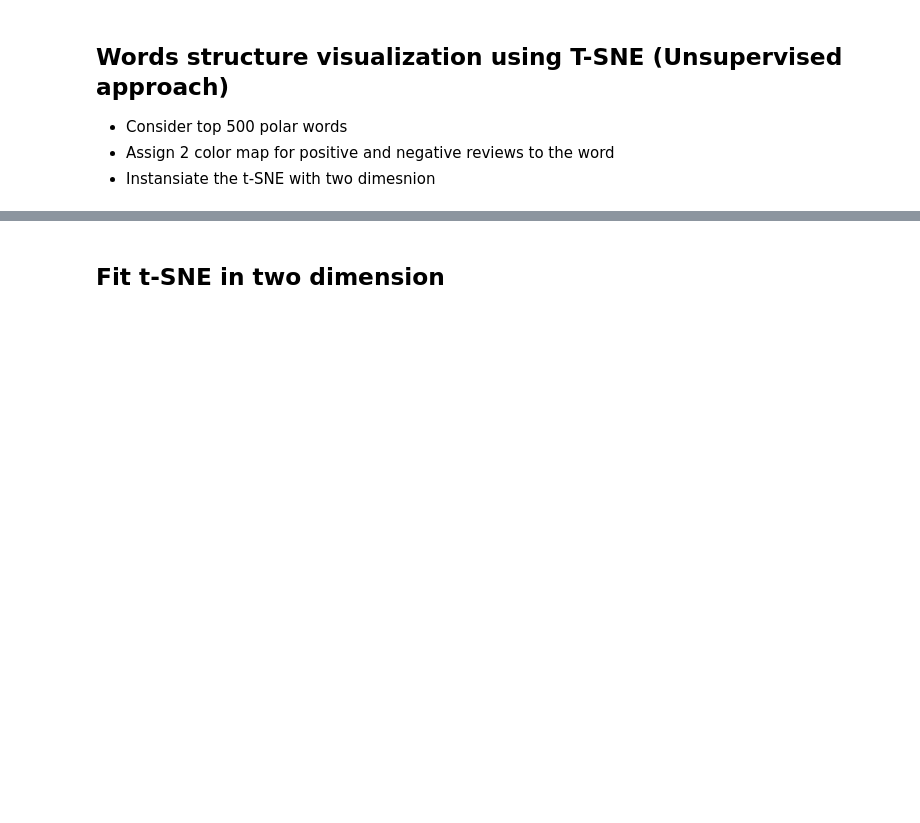
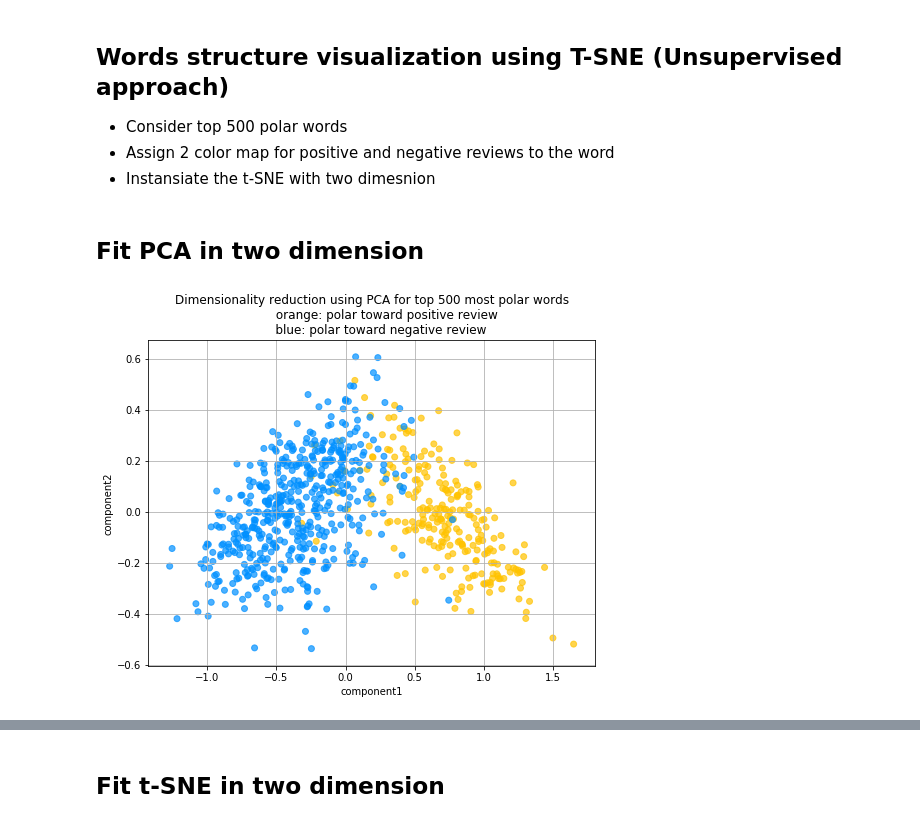
Before and after one commit to ania4data/Sentiment_study_Amazon_fine_food_review, a Jupyter notebook: amazon_finefood_review_capstone.ipynb, the cells around one changed output, grey strips where cells are left out. Cells and saved outputs as stored; diff of their text form; code cells hidden in the pictures; blank space fills up the shorter version.

Commit message:
add pca/kmeans on word vector

```diff
--- a/amazon_finefood_review_capstone.ipynb
+++ b/amazon_finefood_review_capstone.ipynb
@@ -1842,7 +1842,7 @@ Example of neutral words
 import matplotlib.colors as colors
 
 words_to_visualize = list()
-for word, ratio in counter_pos_neg.most_common(500):
+for word, ratio in counter_pos_neg.most_common(250):
     if(word in embedding_coeff_dict.keys()):
         words_to_visualize.append(word)
 
@@ -1868,3 +1868,21 @@ for word in words_to_visualize:
         else:
             neg += 1
             colors_list.append("#0090ff")
+# %% [markdown]
+## Fit PCA in two dimension
+# %%
+from sklearn.decomposition import PCA
+
+pca_model = PCA(n_components=2, svd_solver='full')
+pca_vecotors_2 = pca_model.fit_transform(vectors_list)
+# %%
+plt.figure(figsize=(8,6))
+plt.scatter(pca_vecotors_2[:,0], pca_vecotors_2[:,1], c = colors_list, alpha=0.7)
+plt.xlabel('component1')
+plt.ylabel('component2')
+plt.title('Dimensionality reduction using PCA for top 500 most polar words\n \
+        orange: polar toward positive review \n     blue: polar toward negative review')
+plt.grid()
+plt.savefig('pca_2_init.png')
+# %% [output]
+[figure, added]
```
Also changed, not shown: parts of 21 cells of this notebook.
